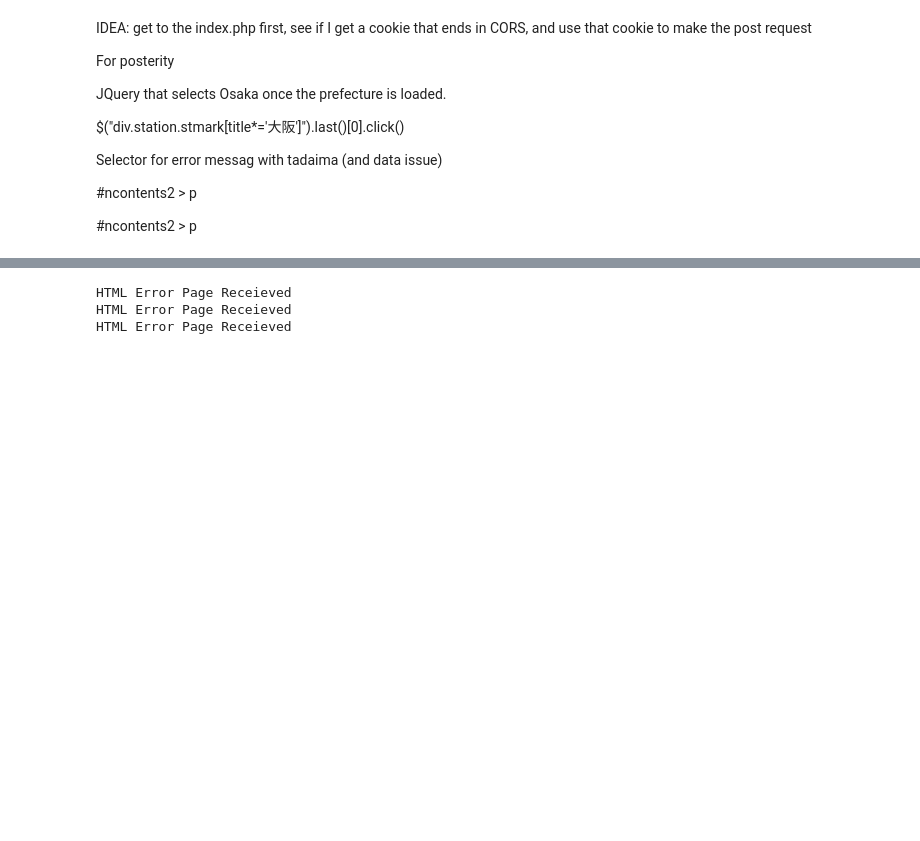
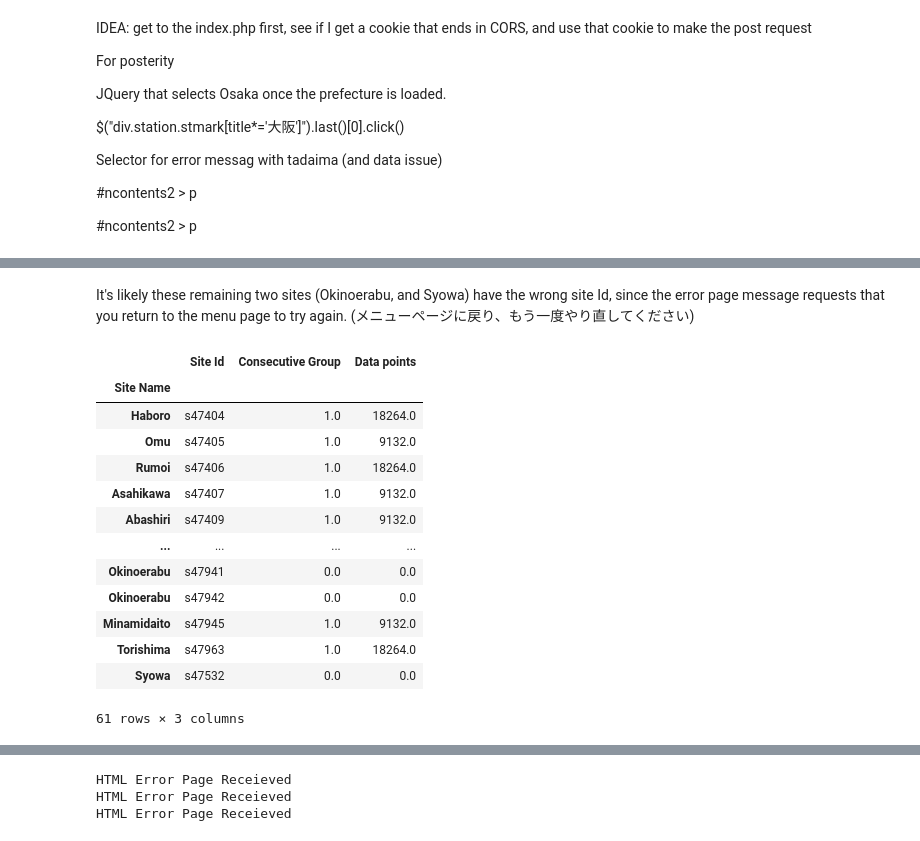
Before and after one commit to rglasnap/python-notebooks, a Jupyter notebook: Japan_Temperatures_JMA.ipynb, the cells around one changed output, grey strips where cells are left out. Cells and saved outputs as stored; diff of their text form; code cells hidden in the pictures; blank space fills up the shorter version.

```diff
--- a/Japan_Temperatures_JMA.ipynb
+++ b/Japan_Temperatures_JMA.ipynb
@@ -191,3 +260,22 @@ site_list.loc[site_list['Data points'] <= 1]
 | Okinoerabu | s47941 | 0.0 | 0.0 |
 | Okinoerabu | s47942 | 0.0 | 0.0 |
 | Syowa | s47532 | 0.0 | 0.0 |
+# %% [markdown]
+It's likely these remaining two sites (Okinoerabu, and Syowa) have the wrong site Id, since the error page message requests that you return to the menu page to try again.  (メニューページに戻り、もう一度やり直してください)
+# %%
+site_list.loc[site_list['Data points'] < site_list['Data points'].max()]
+# %% [output]
+|  | Site Id | Consecutive Group | Data points |
+| Site Name |  |  |  |
+| Haboro | s47404 | 1.0 | 18264.0 |
+| Omu | s47405 | 1.0 | 9132.0 |
+| Rumoi | s47406 | 1.0 | 18264.0 |
+| Asahikawa | s47407 | 1.0 | 9132.0 |
+| Abashiri | s47409 | 1.0 | 9132.0 |
+| ... | ... | ... | ... |
+| Okinoerabu | s47941 | 0.0 | 0.0 |
+| Okinoerabu | s47942 | 0.0 | 0.0 |
+| Minamidaito | s47945 | 1.0 | 9132.0 |
+| Torishima | s47963 | 1.0 | 18264.0 |
+| Syowa | s47532 | 0.0 | 0.0 |
+61 rows × 3 columns
```
Also changed, not shown: parts of 14 cells of this notebook.
